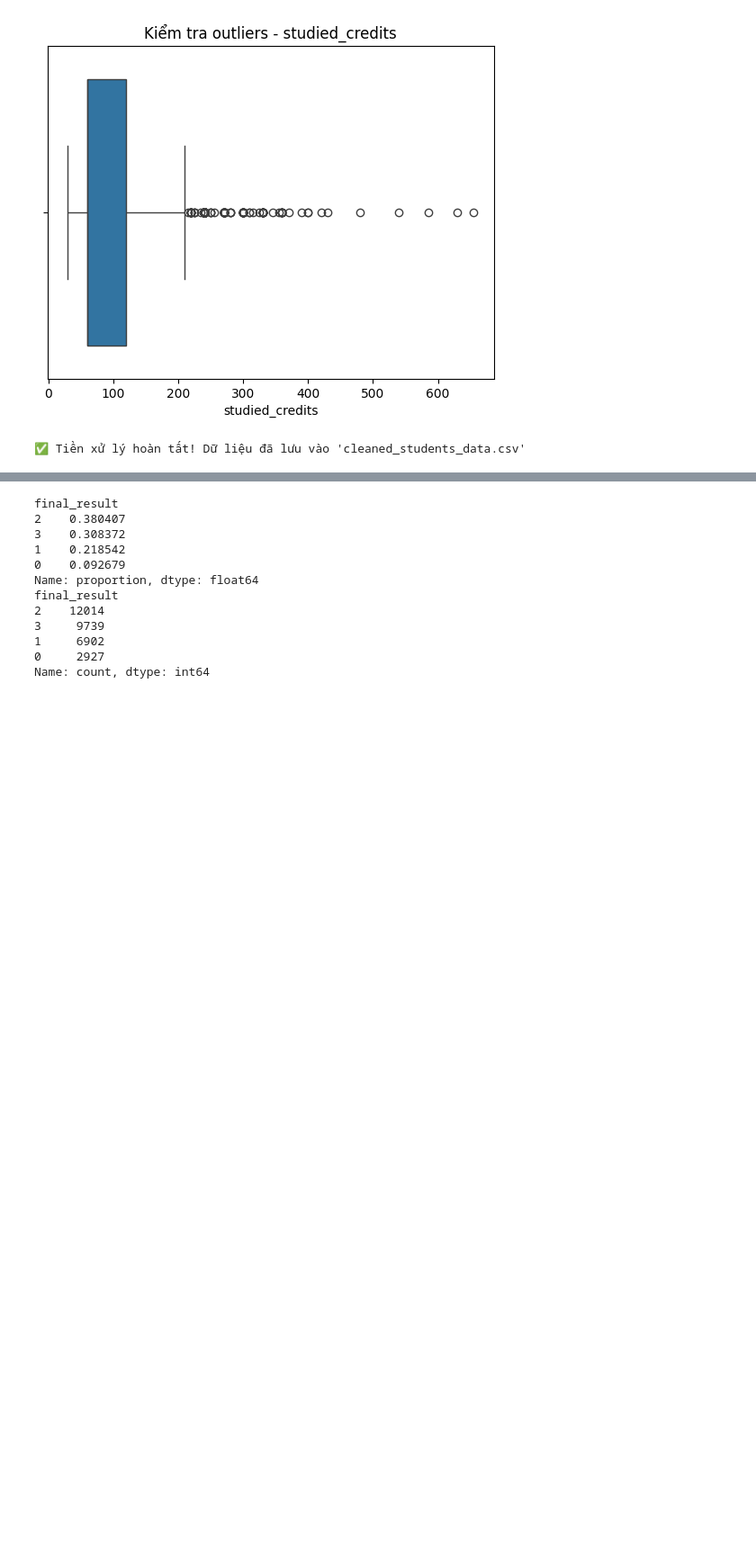
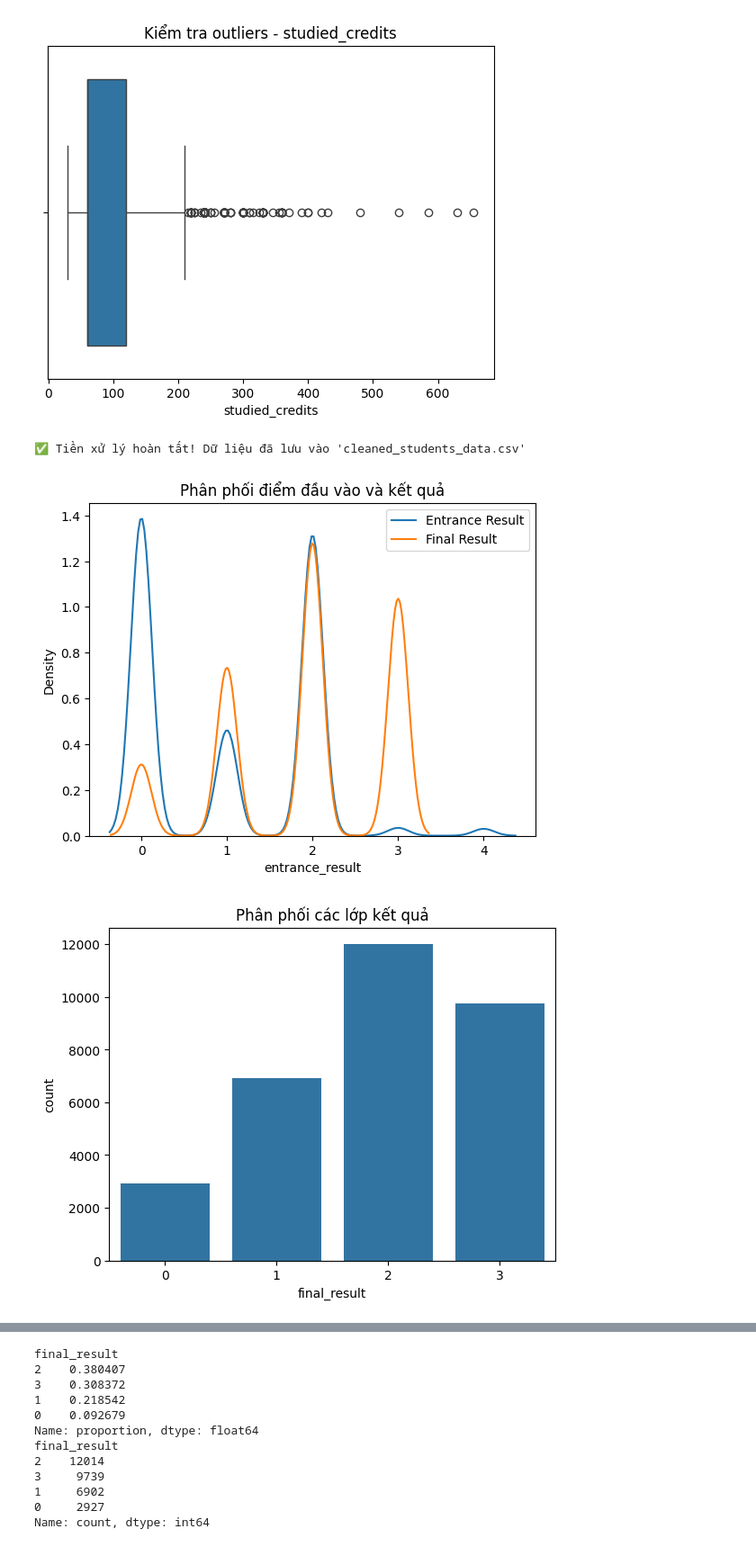
Before and after one commit to huyvanzzz/Predicting-Student-Academic-Performance-Using-Machine-Learning, a Jupyter notebook: Prediction.ipynb, the cells around one changed output, grey strips where cells are left out. Shown at 90% size. Saved outputs shown, nothing was run; the diff lists cells and outputs as text; code cells hidden in the pictures; blank space fills up the shorter version.

```diff
--- a/Prediction.ipynb
+++ b/Prediction.ipynb
@@ -117,3 +117,30 @@ For example, when doing 'df[col].method(value, inplace=True)', try using 'df.met
   df['num_of_prev_attempts'].fillna(df['num_of_prev_attempts'].mean(), inplace=True)
 [figure]
 ✅ Tiền xử lý hoàn tất! Dữ liệu đã lưu vào 'cleaned_students_data.csv'
+# %%
+# Đọc dữ liệu
+df = pd.read_csv('data\cleaned_students_data.csv')
+
+# Biểu đồ 1: Phân phối điểm thi đầu vào và kết quả cuối cùng
+sns.kdeplot(data=df, x='entrance_result', label='Entrance Result')
+sns.kdeplot(data=df, x='final_result', label='Final Result')
+plt.title('Phân phối điểm đầu vào và kết quả'); plt.legend(); plt.show()
+
+# Biểu đồ 2: Phân phối các lớp kết quả cuối cùng
+sns.countplot(data=df, x='final_result')
+plt.title('Phân phối các lớp kết quả'); plt.show()
+
+# Biểu đồ 3: Phân bố theo khu vực
+sns.countplot(data=df, x='region')
+plt.title('Phân bố theo khu vực'); plt.show()
+
+# Biểu đồ 4: Tần suất khuyết tật
+sns.countplot(data=df, x='disability')
+plt.title('Tần suất khuyết tật'); plt.show()
+
+# Biểu đồ 5: Phân bố giới tính
+sns.countplot(data=df, x='gender')
+plt.title('Phân bố giới tính'); plt.show()
+# %% [output]
+[figure, added]
+[figure, added]
```
Also changed, not shown: parts of 3 cells of this notebook, 2 other files.
